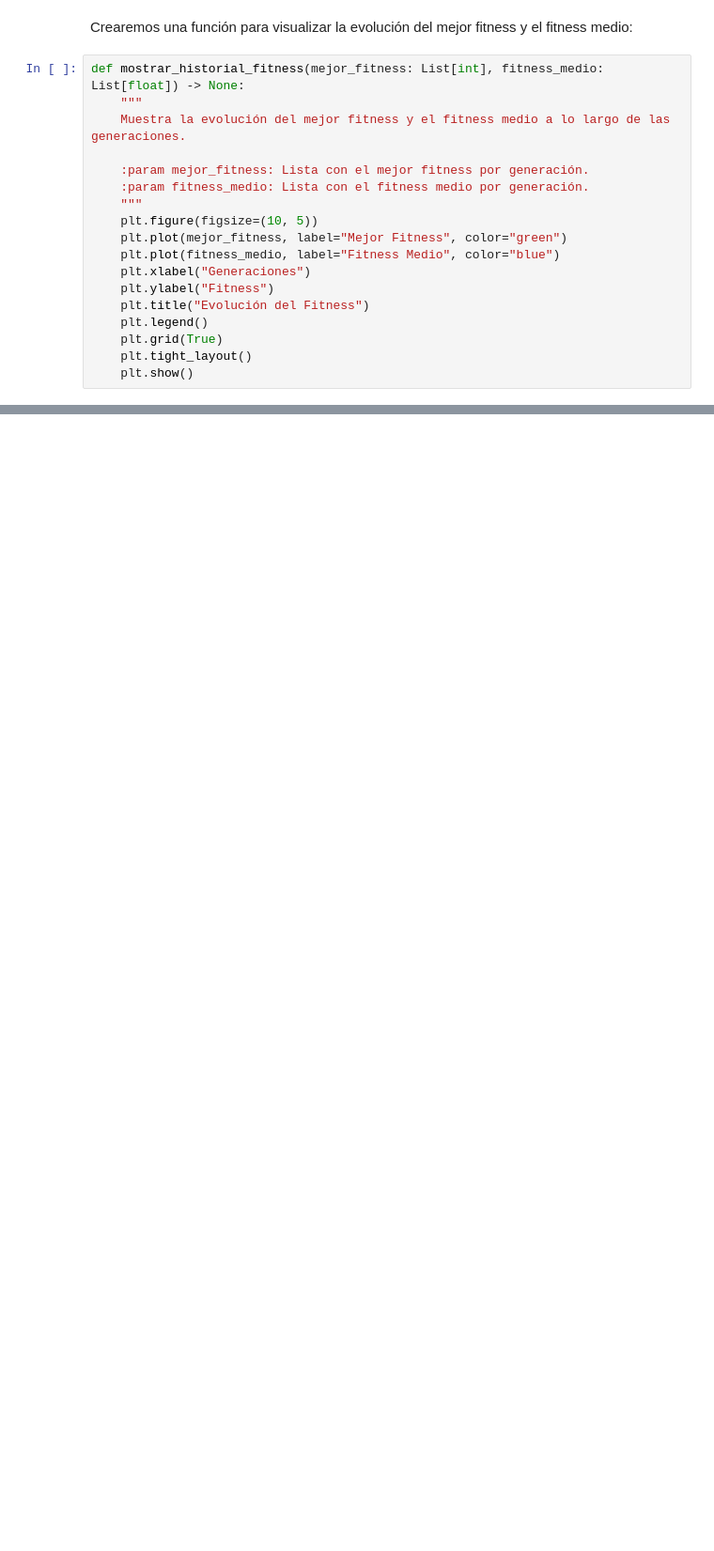
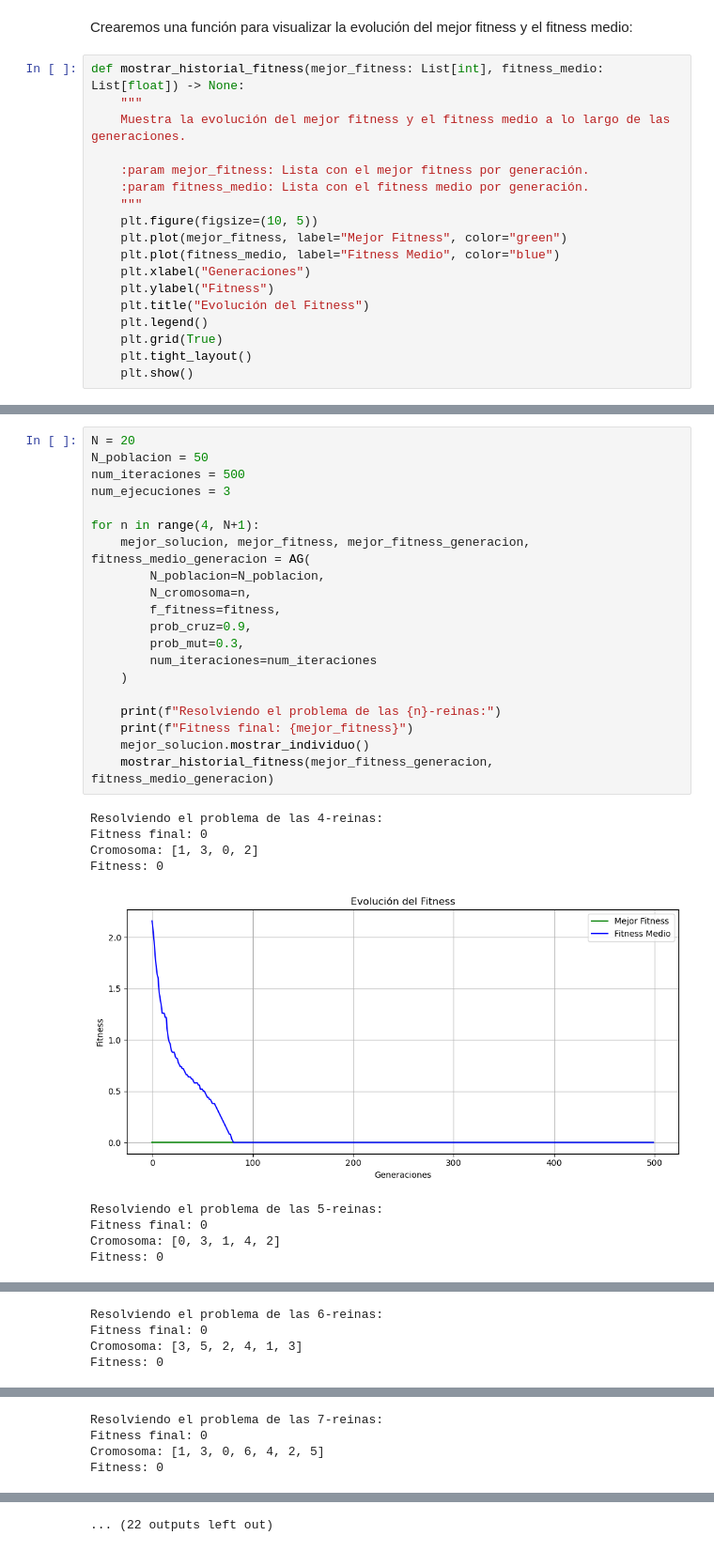
Before and after one commit to julengarciaaa/n-reinas-genetico, a Jupyter notebook: problema_n_reinas.ipynb, the cells around one changed output, grey strips where cells are left out. Shown at 94% size. Saved outputs shown, nothing was run; the diff lists cells and outputs as text; blank space fills up the shorter version.

```diff
--- a/problema_n_reinas.ipynb
+++ b/problema_n_reinas.ipynb
@@ -502,0 +503,30 @@ Probamos las funciones creadas:
+# %%
+N = 20
+N_poblacion = 50
+num_iteraciones = 500
+num_ejecuciones = 3
+
+for n in range(4, N+1):
+    mejor_solucion, mejor_fitness, mejor_fitness_generacion, fitness_medio_generacion = AG(
+        N_poblacion=N_poblacion,
+        N_cromosoma=n,
+        f_fitness=fitness,
+        prob_cruz=0.9,
+        prob_mut=0.3,
+        num_iteraciones=num_iteraciones
+    )
+
+    print(f"Resolviendo el problema de las {n}-reinas:")
+    print(f"Fitness final: {mejor_fitness}")
+    mejor_solucion.mostrar_individuo()
+    mostrar_historial_fitness(mejor_fitness_generacion, fitness_medio_generacion)
+# %% [output]
+Resolviendo el problema de las 4-reinas:
+Fitness final: 0
+Cromosoma: [1, 3, 0, 2]
+Fitness: 0
+[figure, added]
+Resolviendo el problema de las 5-reinas:
+Fitness final: 0
+Cromosoma: [0, 3, 1, 4, 2]
+Fitness: 0
@@ -502,0 +534,4 @@ Probamos las funciones creadas:
+Resolviendo el problema de las 6-reinas:
+Fitness final: 0
+Cromosoma: [3, 5, 2, 4, 1, 3]
+Fitness: 0
@@ -502,0 +539,4 @@ Probamos las funciones creadas:
+Resolviendo el problema de las 7-reinas:
+Fitness final: 0
+Cromosoma: [1, 3, 0, 6, 4, 2, 5]
+Fitness: 0
@@ -502,0 +554 @@ Probamos las funciones creadas:
+... (22 outputs left out)
```
Also changed, not shown: parts of 17 cells of this notebook.
